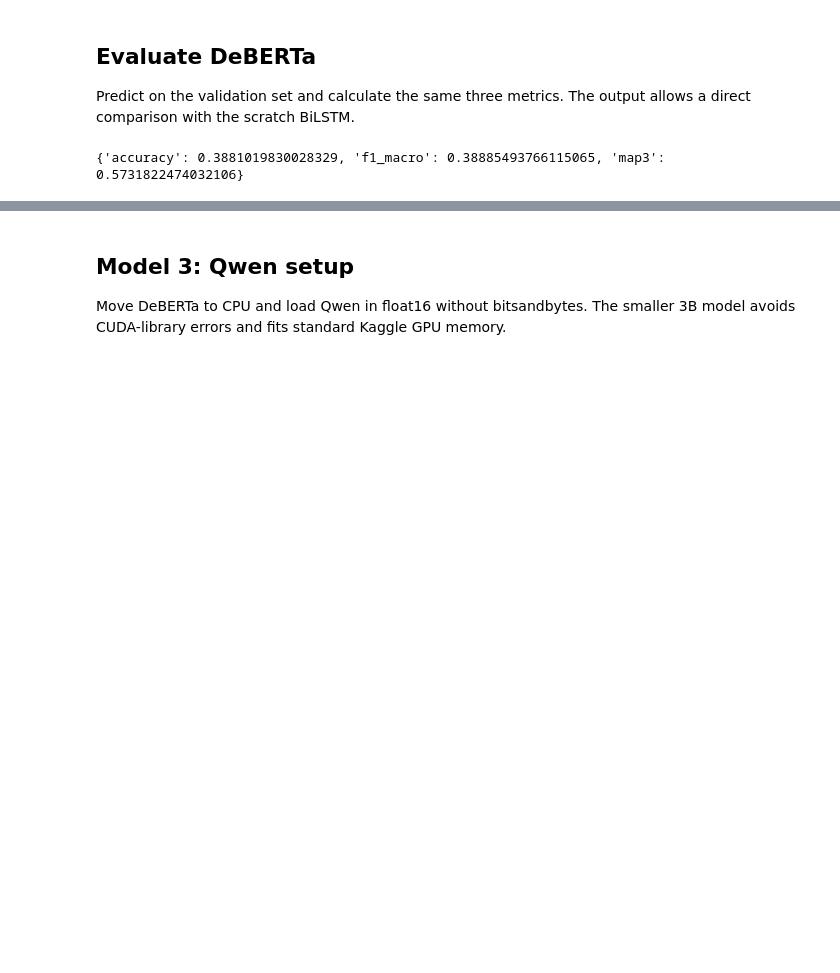
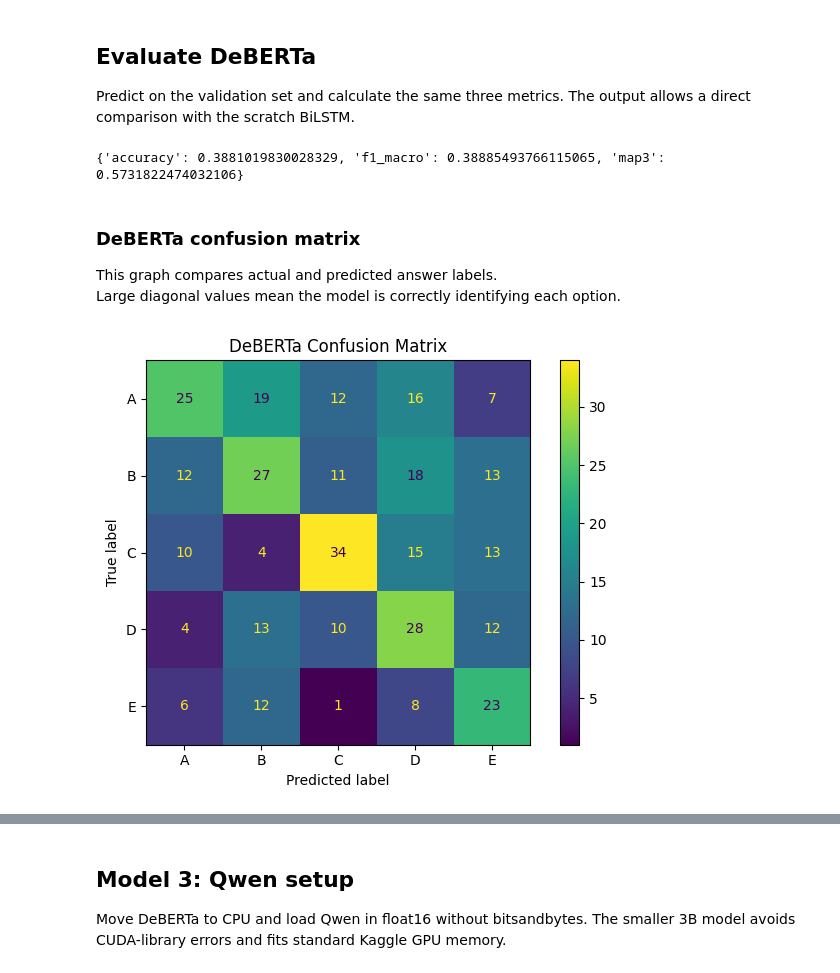
Before and after one commit to Abhishek-1124/23F2004693-DL-23F2004693-notebook-t22026, a Jupyter notebook: notebooks/DL-23F2004693-notebook-t22026-2.ipynb, the cells around one changed output, grey strips where cells are left out. Saved outputs shown, nothing was run; the diff lists cells and outputs as text; code cells hidden in the pictures; blank space fills up the shorter version.

```diff
--- a/notebooks/DL-23F2004693-notebook-t22026-2.ipynb
+++ b/notebooks/DL-23F2004693-notebook-t22026-2.ipynb
@@ -621,3 +690,29 @@ metrics_deberta = score_rankings(
 print(metrics_deberta)
 # %% [output]
 {'accuracy': 0.3881019830028329, 'f1_macro': 0.38885493766115065, 'map3': 0.5731822474032106}
+# %% [markdown]
+### DeBERTa confusion matrix
+This graph compares actual and predicted answer labels.
+Large diagonal values mean the model is correctly identifying each option.
+# %%
+from sklearn.metrics import confusion_matrix, ConfusionMatrixDisplay
+
+actual_deberta = val_df["answer"].tolist()
+predicted_deberta = [ranking[0] for ranking in val_rank_deberta]
+
+deberta_matrix = confusion_matrix(
+    actual_deberta,
+    predicted_deberta,
+    labels=OPTIONS,
+)
+
+ConfusionMatrixDisplay(
+    confusion_matrix=deberta_matrix,
+    display_labels=OPTIONS,
+).plot()
+
+plt.title("DeBERTa Confusion Matrix")
+plt.tight_layout()
+plt.show()
+# %% [output]
+[figure, added]
```
Also changed, not shown: parts of 26 cells of this notebook.
